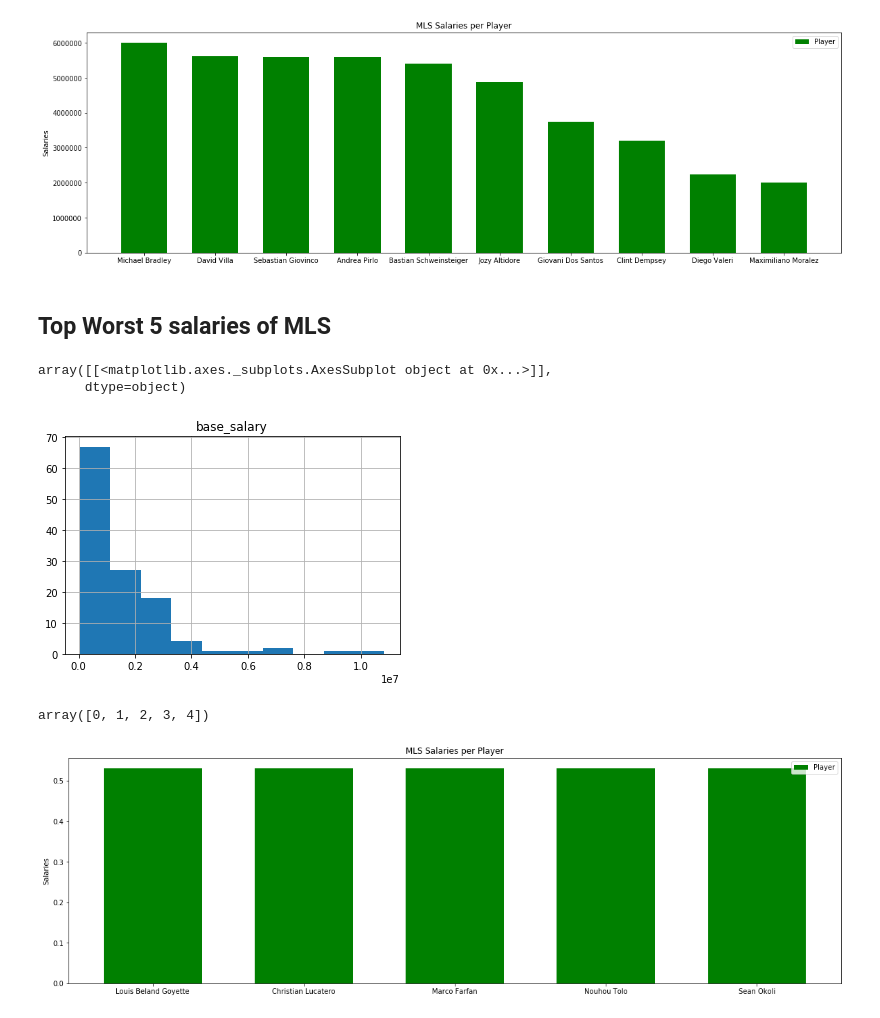
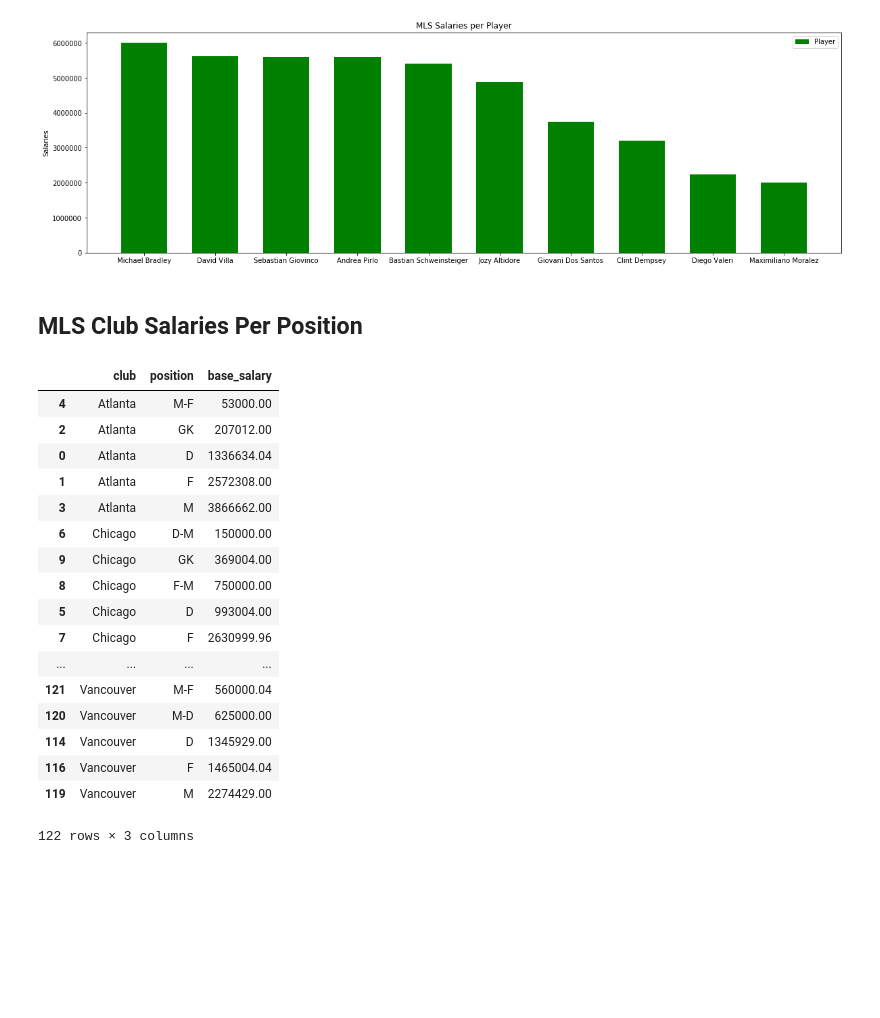
Before and after one commit to estevaoguerra19/us-soccer-salaries, a Jupyter notebook: main.ipynb, the cells around one changed output. Drawn from its saved outputs; the diff is of its cells as text; code cells hidden in the pictures; blank space fills up the shorter version.

Commit message:
Adding new Markdown and section 'MLS Club Salaries Per Position'

```diff
--- a/main.ipynb
+++ b/main.ipynb
@@ -272,13 +272,28 @@ ax.legend()
 plt.show()
 # %% [output]
 [figure]
-# %% [markdown]
-## Top Worst 5 salaries of MLS
+# %% [markdown]
+## MLS Club Salaries Per Position
 # %%
 # Grouping the dataset to plot later
 cps = data[['club', 'position', 'base_salary']].groupby(['club', 'position']).sum().reset_index().sort_values(by=['club', 'base_salary'], ascending=True)
-pd.DataFrame.hist(cps)
+cps
 # %% [output]
+|  | club | position | base_salary |
+| 4 | Atlanta | M-F | 53000.00 |
+| 2 | Atlanta | GK | 207012.00 |
+| 0 | Atlanta | D | 1336634.04 |
+| 1 | Atlanta | F | 2572308.00 |
+| 3 | Atlanta | M | 3866662.00 |
+| 6 | Chicago | D-M | 150000.00 |
+| 9 | Chicago | GK | 369004.00 |
+| 8 | Chicago | F-M | 750000.00 |
+| 5 | Chicago | D | 993004.00 |
+| 7 | Chicago | F | 2630999.96 |
+| ... | ... | ... | ... |
+| 121 | Vancouver | M-F | 560000.04 |
+| 120 | Vancouver | M-D | 625000.00 |
+| 114 | Vancouver | D | 1345929.00 |
+| 116 | Vancouver | F | 1465004.04 |
+| 119 | Vancouver | M | 2274429.00 |
-array([[<matplotlib.axes._subplots.AxesSubplot object at 0x...>]],
-      dtype=object)
+122 rows × 3 columns
-[figure, removed]
@@ -290,22 +299,0 @@ salaries4 = pls2['base_salary'] /100000
-# %%
-a = np.arange(len(player2))
-a
-# %% [output]
-array([0, 1, 2, 3, 4])
-# %%
-length = 0.65
-fig,ax = plt.subplots(figsize = (20,6))
-
-grafico = ax.bar(a, salaries4, length, label = 'Player', color = 'G')
-
-ax.set_title('MLS Salaries per Player')
-ax.set_ylabel('Salaries')
-
-ax.set_xticks(a)
-ax.set_xticklabels(player2)
-ax.legend()
-
-
-plt.show()
-# %% [output]
-[figure, removed]
```
Also changed, not shown: parts of 1 cell of this notebook.
